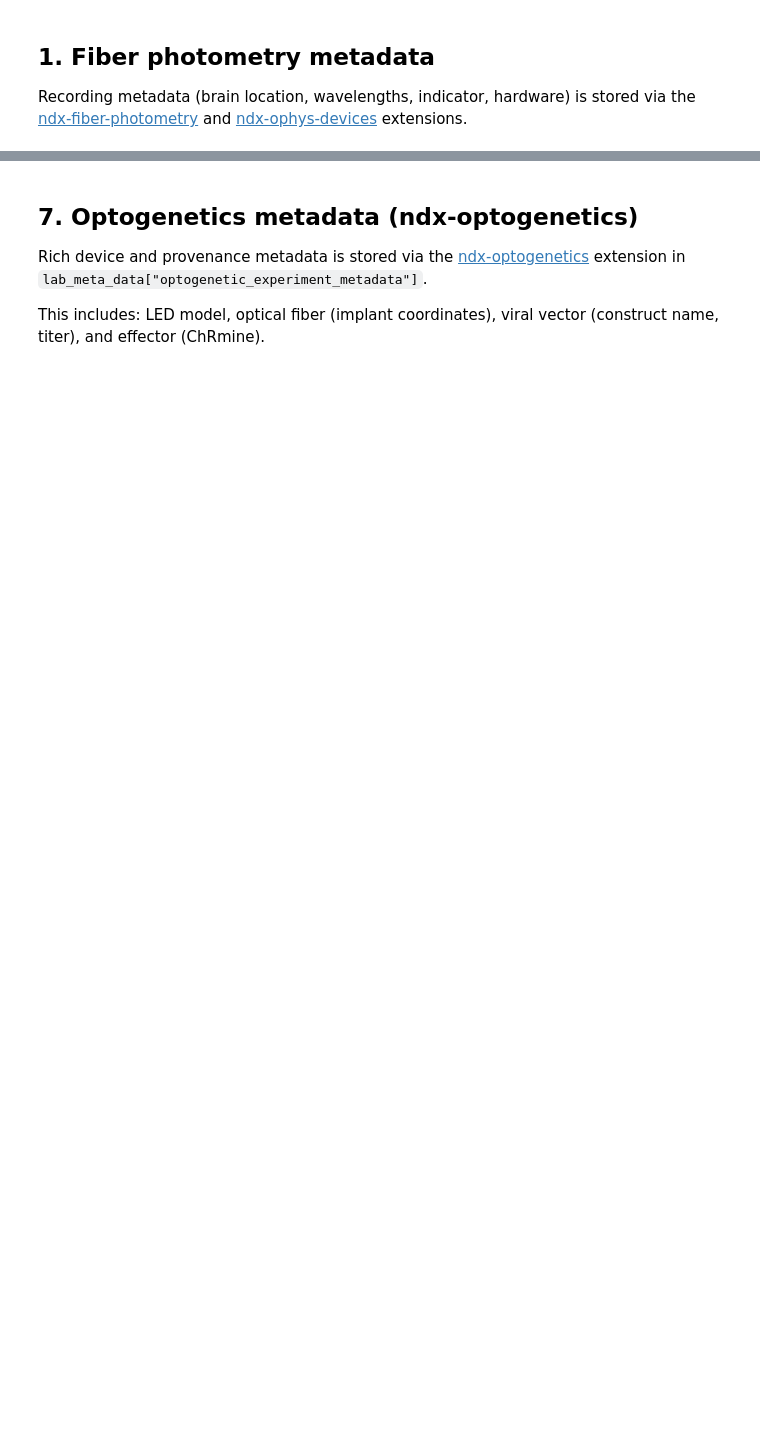
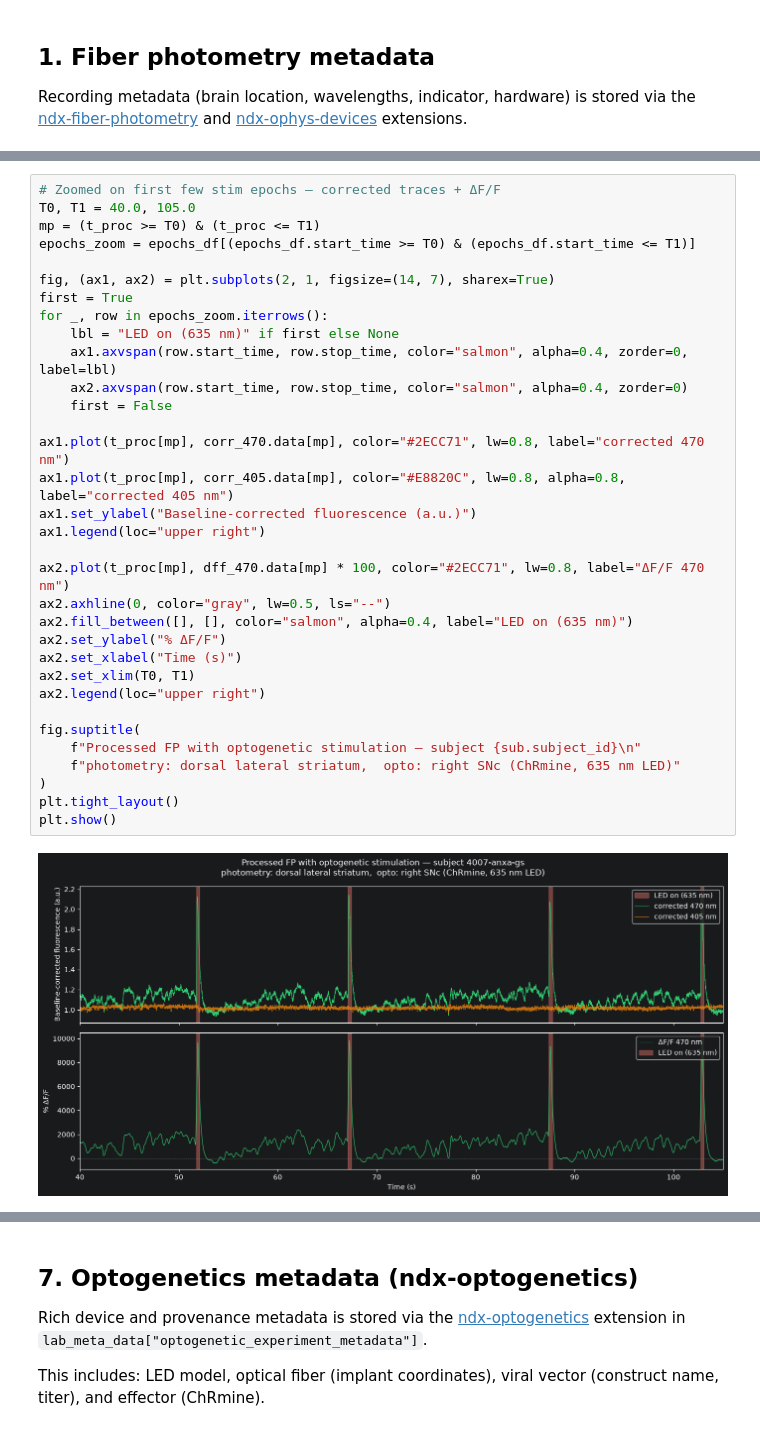
Before and after one commit to catalystneuro/dombeck-lab-to-nwb, a Jupyter notebook: src/dombeck_lab_to_nwb/chen2026/tutorials/chen2026_demo.ipynb, the cells around one changed output, grey strips where cells are left out. Drawn from its saved outputs; the diff is of its cells as text; blank space fills up the shorter version.

```diff
--- a/src/dombeck_lab_to_nwb/chen2026/tutorials/chen2026_demo.ipynb
+++ b/src/dombeck_lab_to_nwb/chen2026/tutorials/chen2026_demo.ipynb
@@ -401,0 +182,35 @@ plt.show()
+# %%
+# Zoomed on first few stim epochs — corrected traces + ΔF/F
+T0, T1 = 40.0, 105.0
+mp = (t_proc >= T0) & (t_proc <= T1)
+epochs_zoom = epochs_df[(epochs_df.start_time >= T0) & (epochs_df.start_time <= T1)]
+
+fig, (ax1, ax2) = plt.subplots(2, 1, figsize=(14, 7), sharex=True)
+first = True
+for _, row in epochs_zoom.iterrows():
+    lbl = "LED on (635 nm)" if first else None
+    ax1.axvspan(row.start_time, row.stop_time, color="salmon", alpha=0.4, zorder=0, label=lbl)
+    ax2.axvspan(row.start_time, row.stop_time, color="salmon", alpha=0.4, zorder=0)
+    first = False
+
+ax1.plot(t_proc[mp], corr_470.data[mp], color="#2ECC71", lw=0.8, label="corrected 470 nm")
+ax1.plot(t_proc[mp], corr_405.data[mp], color="#E8820C", lw=0.8, alpha=0.8, label="corrected 405 nm")
+ax1.set_ylabel("Baseline-corrected fluorescence (a.u.)")
+ax1.legend(loc="upper right")
+
+ax2.plot(t_proc[mp], dff_470.data[mp] * 100, color="#2ECC71", lw=0.8, label="ΔF/F 470 nm")
+ax2.axhline(0, color="gray", lw=0.5, ls="--")
+ax2.fill_between([], [], color="salmon", alpha=0.4, label="LED on (635 nm)")
+ax2.set_ylabel("% ΔF/F")
+ax2.set_xlabel("Time (s)")
+ax2.set_xlim(T0, T1)
+ax2.legend(loc="upper right")
+
+fig.suptitle(
+    f"Processed FP with optogenetic stimulation — subject {sub.subject_id}\n"
+    f"photometry: dorsal lateral striatum,  opto: right SNc (ChRmine, 635 nm LED)"
+)
+plt.tight_layout()
+plt.show()
+# %% [output]
+[figure, added]
```
Also changed, not shown: parts of 46 cells of this notebook.
